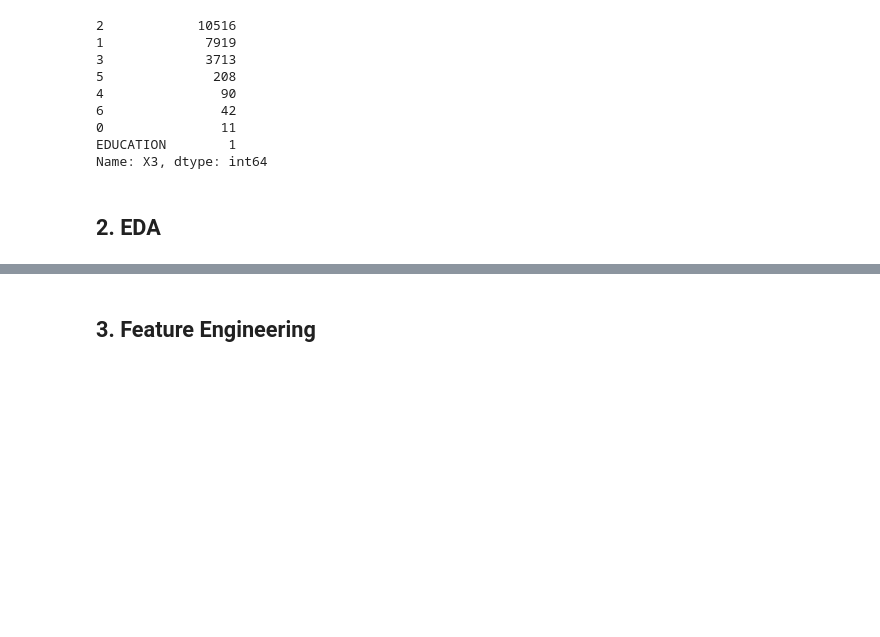
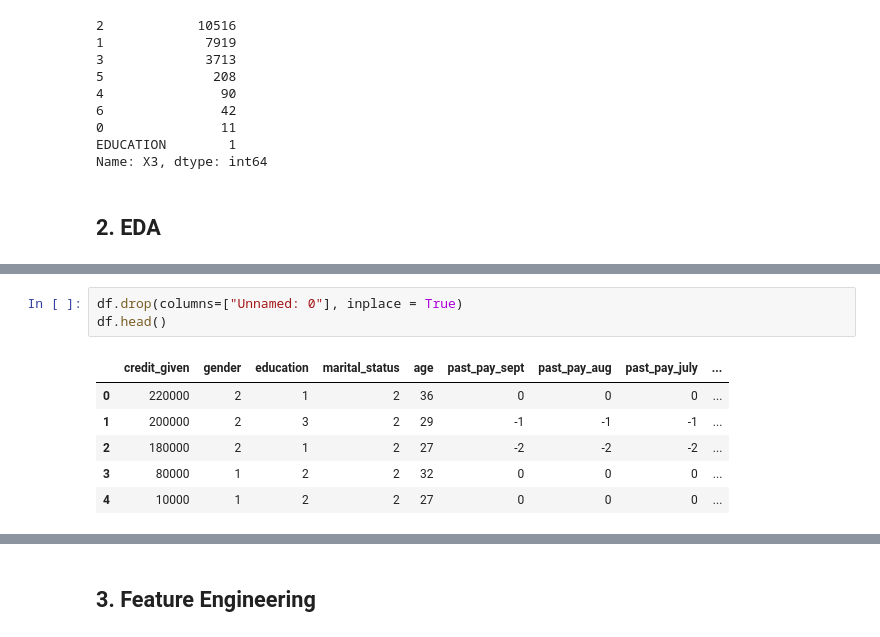
Before and after one commit to dorjeys3/Credit-Defaulting, a Jupyter notebook: classification-bakeoff-template.ipynb, the cells around one changed output, grey strips where cells are left out. Saved outputs shown, nothing was run; the diff lists cells and outputs as text; blank space fills up the shorter version.

```diff
--- a/classification-bakeoff-template.ipynb
+++ b/classification-bakeoff-template.ipynb
@@ -148,0 +159,10 @@ Name: X3, dtype: int64
+# %%
+df.drop(columns=["Unnamed: 0"], inplace = True)
+df.head()
+# %% [output]
+|  | credit_given | gender | education | marital_status | age | past_pay_sept | past_pay_aug | past_pay_july | ... |
+| 0 | 220000 | 2 | 1 | 2 | 36 | 0 | 0 | 0 | ... |
+| 1 | 200000 | 2 | 3 | 2 | 29 | -1 | -1 | -1 | ... |
+| 2 | 180000 | 2 | 1 | 2 | 27 | -2 | -2 | -2 | ... |
+| 3 | 80000 | 1 | 2 | 2 | 32 | 0 | 0 | 0 | ... |
+| 4 | 10000 | 1 | 2 | 2 | 27 | 0 | 0 | 0 | ... |
```
Also changed, not shown: parts of 10 cells of this notebook.
